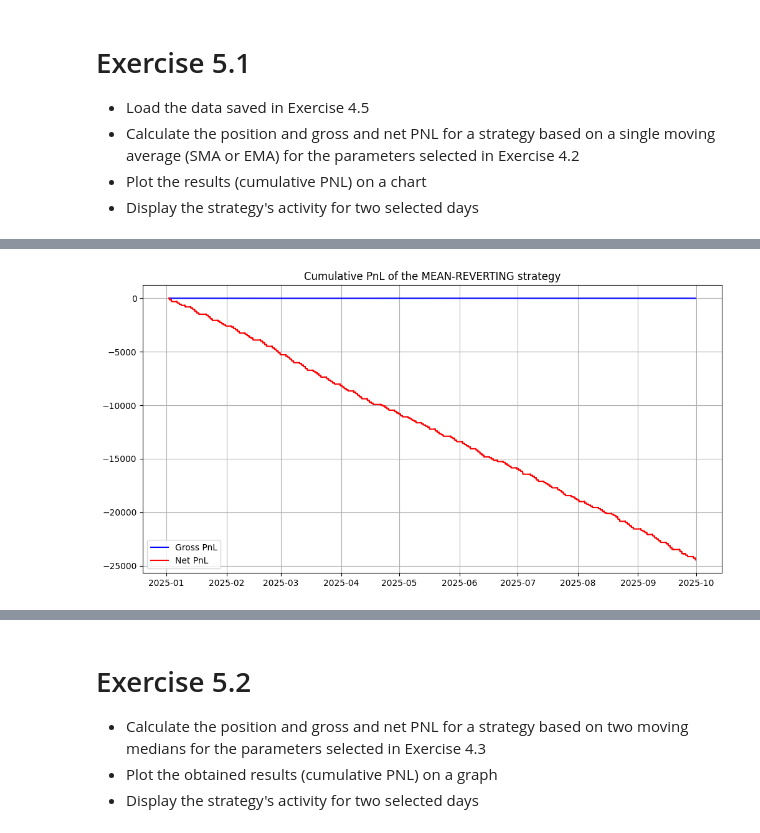
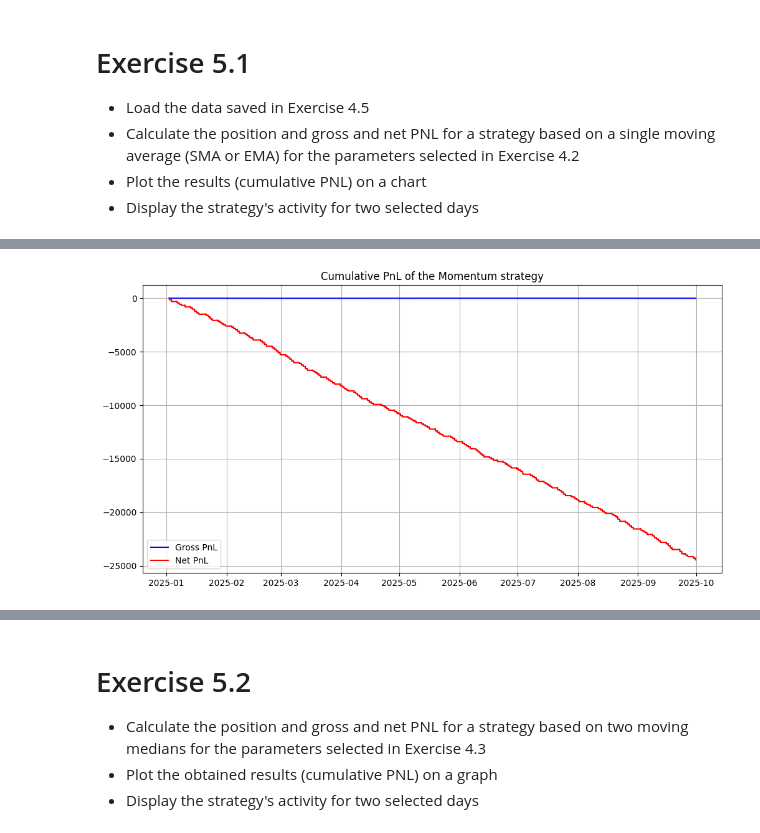
Before and after one commit to AliceBan111/HFD_HW-Project, a Jupyter notebook: HW6/HW6.ipynb, the cells around one changed output, grey strips where cells are left out. Cells and saved outputs as stored; diff of their text form; code cells hidden in the pictures.

```diff
--- a/HW6/HW6.ipynb
+++ b/HW6/HW6.ipynb
@@ -83,17 +122,17 @@ dataUSA_KO_PEP['pnl_net1_mom'] = (
 # %%
 dataUSA_KO_PEP_plot = dataUSA_KO_PEP.copy()
 
 plt.figure(figsize=(12, 6))
 plt.plot(
     dataUSA_KO_PEP_plot.index,
     np.cumsum(dataUSA_KO_PEP['pnl_gross1_mom']),
     color='blue', label='Gross PnL')
 plt.plot(
     dataUSA_KO_PEP_plot.index,
     np.cumsum(dataUSA_KO_PEP['pnl_net1_mom']),
     color='red', label='Net PnL')
-plt.title("Cumulative PnL of the MEAN-REVERTING strategy")
+plt.title("Cumulative PnL of the Momentum strategy")
 plt.legend()
 plt.grid()
 # %% [output]
-[figure, old version]
+[figure, new version]
```
Also changed, not shown: parts of 4 cells of this notebook.
